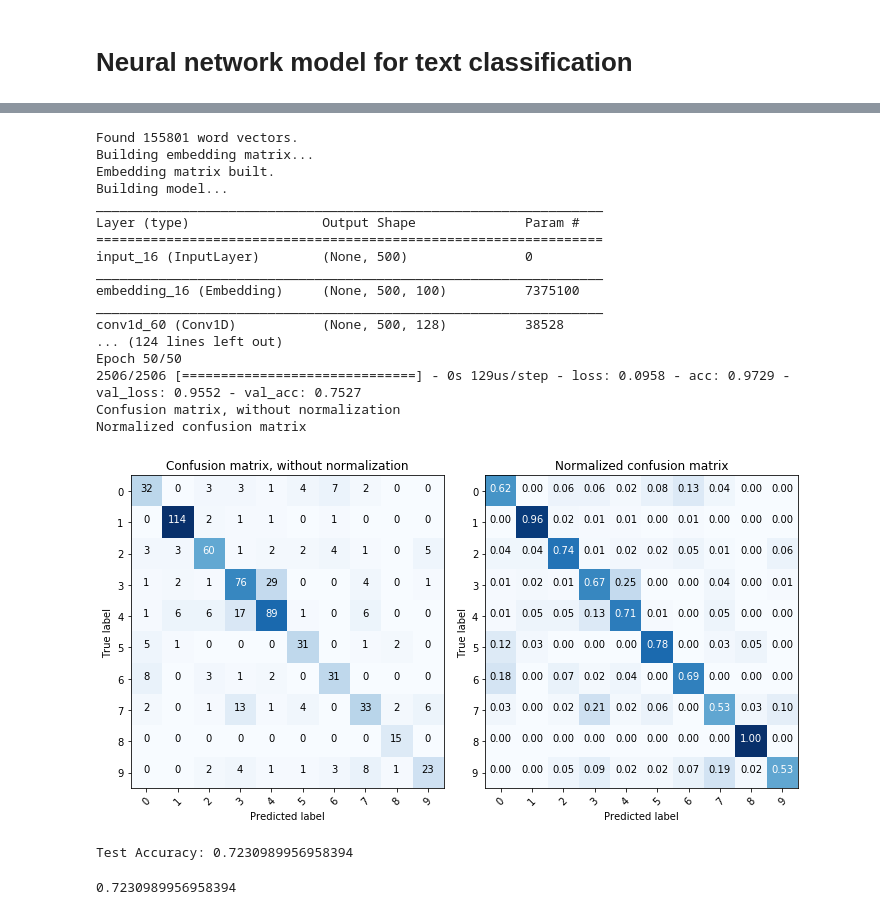
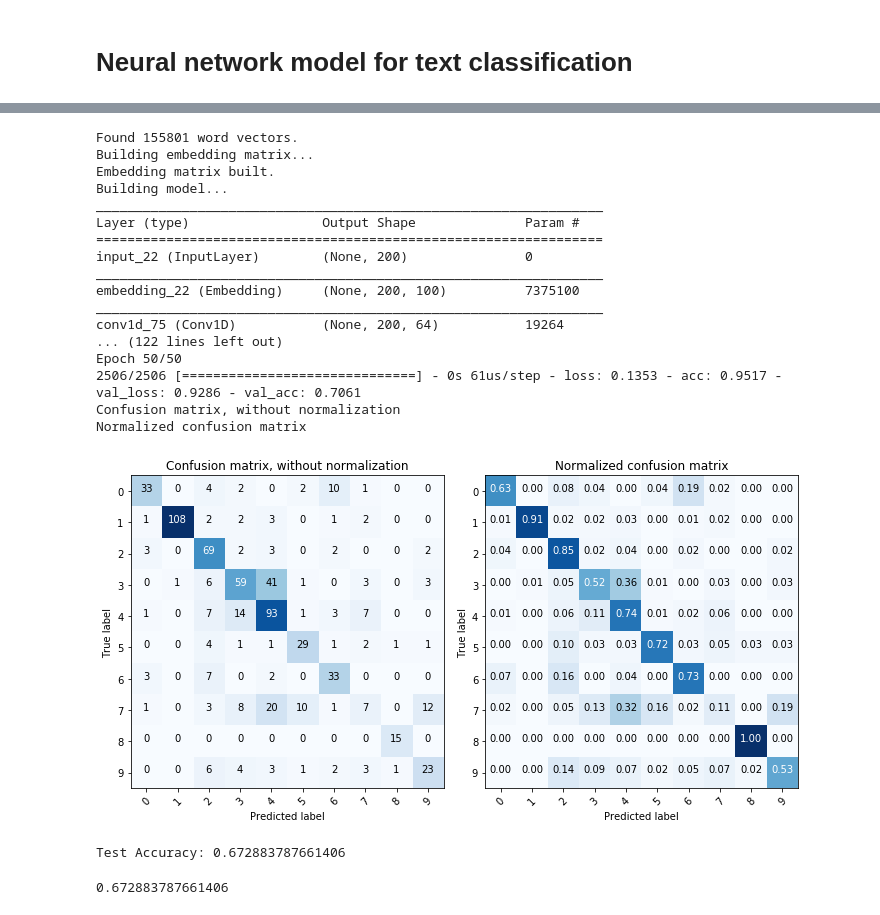
Before and after one commit to Rouen-NLP/final-lab-XUJitao, a Jupyter notebook: Final_Project.ipynb, the cells around one changed output, grey strips where cells are left out. Cells and saved outputs as stored; diff of their text form; code cells hidden in the pictures.

```diff
--- a/Final_Project.ipynb
+++ b/Final_Project.ipynb
@@ -306,7 +307,7 @@ def get_model(embedding_matrix, word_index, print_sum=True):
                       trainable=False)(inp)
 
     #model = Dropout(0.2)(model)
-    model = Conv1D(filters=128, kernel_size=3, padding='same', activation='relu')(model)
+    model = Conv1D(filters=64, kernel_size=3, padding='same', activation='relu')(model)
     model = Dropout(0.5)(model)
     model = MaxPooling1D(pool_size=2)(model)
 
@@ -315,7 +316,7 @@ def get_model(embedding_matrix, word_index, print_sum=True):
     model = Dropout(0.5)(model)
     model = MaxPooling1D(pool_size=2)(model)
     #model = Flatten()(model)
-    model = LSTM(128, dropout=0.5, recurrent_dropout=0.3)(model)
+    model = LSTM(128, dropout=0.5, recurrent_dropout=0.5)(model)
     model = Dense(512, activation='relu')(model)
     model = Dropout(0.5)(model)
     model = Dense(NUM_CLASS, activation="softmax")(model)
@@ -350,7 +352,7 @@ Normalized confusion matrix
 # %%
 # Model parameters
 MAX_FEATURES = int(first_line[0])
-MAX_TEXT_LENGTH = 500
+MAX_TEXT_LENGTH = 200
 EMBED_SIZE  = int(first_line[1])
 BATCH_SIZE = 128
 EPOCHS = 50
@@ -369,54 +371,54 @@ def get_model(embedding_matrix, word_index, print_sum=True):
                       trainable=False)(inp)
 
     #model = Dropout(0.2)(model)
-    model = Conv1D(filters=128, kernel_size=3, padding='same', activation='relu')(model)
+    model = Conv1D(filters=64, kernel_size=3, padding='same', activation='relu')(model)
     model = Dropout(0.5)(model)
     #model = MaxPooling1D(pool_size=2)(model)
     #model = Dropout(0.5)(model)
     #model = Conv1D(filters=256, kernel_size=3, padding='same', activation='relu')(model)
     #model = Dropout(0.5)(model)
-    #model = MaxPooling1D(pool_size=2)(model)
+    model = MaxPooling1D(pool_size=2)(model)
     model = Conv1D(filters=64, kernel_size=3, padding='same', activation='relu')(model)
     model = Dropout(0.5)(model)
     #model = Conv1D(filters=128, kernel_size=3, padding='same', activation='relu')(model)
     #model = Dropout(0.5)(model)
     model = MaxPooling1D(pool_size=2)(model)
-    model = Conv1D(filters=32, kernel_size=3, padding='same', activation='relu')(model)
-    model = Dropout(0.5)(model)
+    #model = Conv1D(filters=32, kernel_size=3, padding='same', activation='relu')(model)
+    #model = Dropout(0.5)(model)
     #model = Conv1D(filters=64, kernel_size=3, padding='same', activation='relu')(model)
     #model = Dropout(0.5)(model)
     #model = MaxPooling1D(pool_size=2)(model)
     model = Flatten()(model)
     #model = LSTM(128, dropout=0.5, recurrent_dropout=0.3)(model)
     model = Dense(512, activation='relu')(model)
     model = Dropout(0.5)(model)
     model = Dense(NUM_CLASS, activation="softmax")(model)
     model = Model(inputs=inp, outputs=model)
 
     model.compile(loss='categorical_crossentropy', optimizer='adam', metrics=['accuracy'])
     if print_sum:
         model.summary()
     return model
 
 evaluation(vectors_file_path, print_sum=True, plot_mat=True)
 # %% [output]
 Found 155801 word vectors.
 Building embedding matrix...
 Embedding matrix built.
 Building model...
 _________________________________________________________________
 Layer (type)                 Output Shape              Param #
 =================================================================
-input_16 (InputLayer)        (None, 500)               0
+input_22 (InputLayer)        (None, 200)               0
 _________________________________________________________________
-embedding_16 (Embedding)     (None, 500, 100)          7375100
+embedding_22 (Embedding)     (None, 200, 100)          7375100
 _________________________________________________________________
-conv1d_60 (Conv1D)           (None, 500, 128)          38528
-... (124 lines left out)
+conv1d_75 (Conv1D)           (None, 200, 64)           19264
+... (122 lines left out)
 Epoch 50/50
-2506/2506 [==============================] - 0s 129us/step - loss: 0.0958 - acc: 0.9729 - val_loss: 0.9552 - val_acc: 0.7527
+2506/2506 [==============================] - 0s 61us/step - loss: 0.1353 - acc: 0.9517 - val_loss: 0.9286 - val_acc: 0.7061
 Confusion matrix, without normalization
 Normalized confusion matrix
-[figure, old version]
+[figure, new version]
-Test Accuracy: 0.7230989956958394
+Test Accuracy: 0.672883787661406
-0.7230989956958394
+0.672883787661406
```
Also changed, not shown: parts of 5 cells of this notebook.
